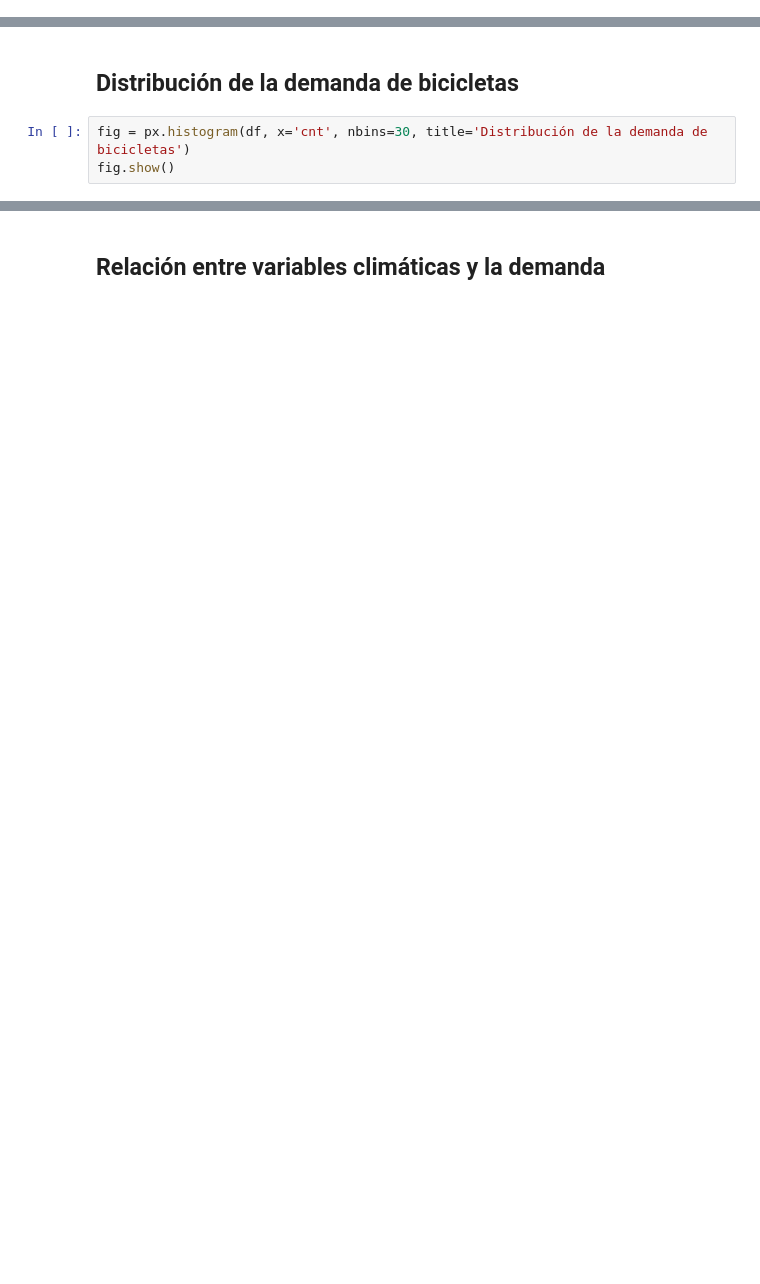
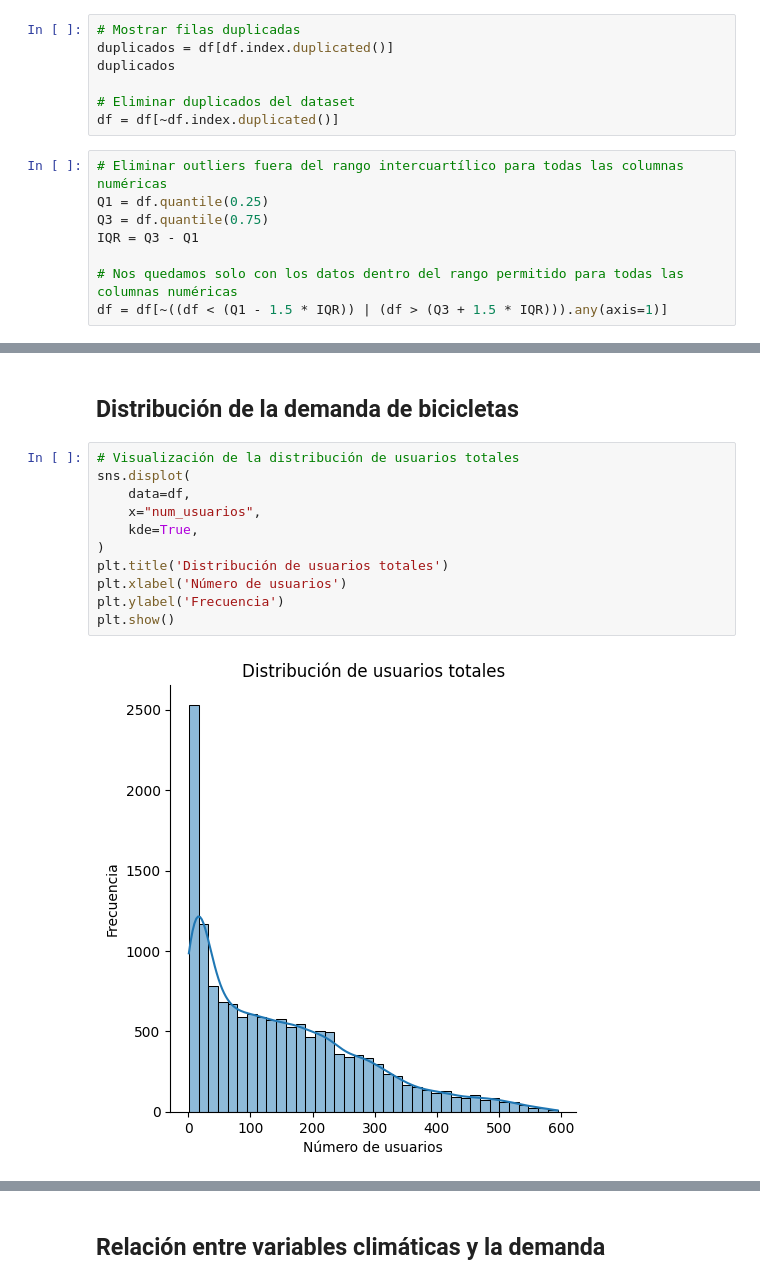
Before and after one commit to felixpradoh/EDA-bike_sharing_dataset, a Jupyter notebook: notebooks/eda.ipynb, the cells around one changed output, grey strips where cells are left out. Saved outputs shown, nothing was run; the diff lists cells and outputs as text; blank space fills up the shorter version.

```diff
--- a/notebooks/eda.ipynb
+++ b/notebooks/eda.ipynb
@@ -90,6 +96,21 @@ df = df.set_index("timestamp")
 # %%
 # Eliminamos columnas innecesarias por ahora
 df = df.drop(columns=["instante", "año", "mes", "hora", "fecha", "norm_temp", "norm_atemp", "norm_hum", "norm_windspeed"], axis=1)
+# %%
+# Mostrar filas duplicadas
+duplicados = df[df.index.duplicated()]
+duplicados
+
+# Eliminar duplicados del dataset
+df = df[~df.index.duplicated()]
+# %%
+# Eliminar outliers fuera del rango intercuartílico para todas las columnas numéricas
+Q1 = df.quantile(0.25)
+Q3 = df.quantile(0.75)
+IQR = Q3 - Q1
+
+# Nos quedamos solo con los datos dentro del rango permitido para todas las columnas numéricas
+df = df[~((df < (Q1 - 1.5 * IQR)) | (df > (Q3 + 1.5 * IQR))).any(axis=1)]
 # %% [markdown]
 ## Descripción del dataset
 
@@ -151,5 +163,15 @@ SyntaxError: 'break' outside loop (668683560.py, line 1)
 # %% [markdown]
 ## Distribución de la demanda de bicicletas
-# %%
-fig = px.histogram(df, x='cnt', nbins=30, title='Distribución de la demanda de bicicletas')
-fig.show()
+# %%
+# Visualización de la distribución de usuarios totales
+sns.displot(
+    data=df,
+    x="num_usuarios",
+    kde=True,
+)
+plt.title('Distribución de usuarios totales')
+plt.xlabel('Número de usuarios')
+plt.ylabel('Frecuencia')
+plt.show()
+# %% [output]
+[figure, added]
```
Also changed, not shown: parts of 18 cells of this notebook.
